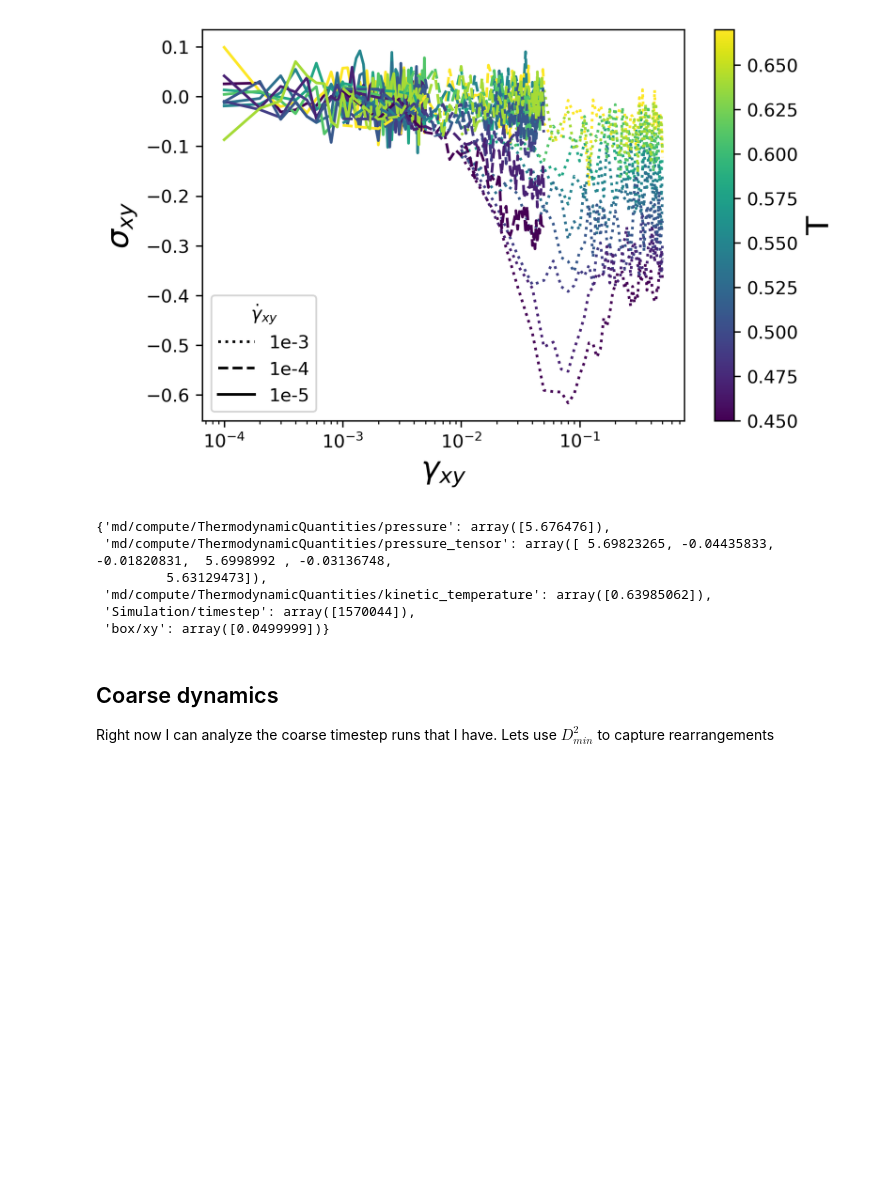
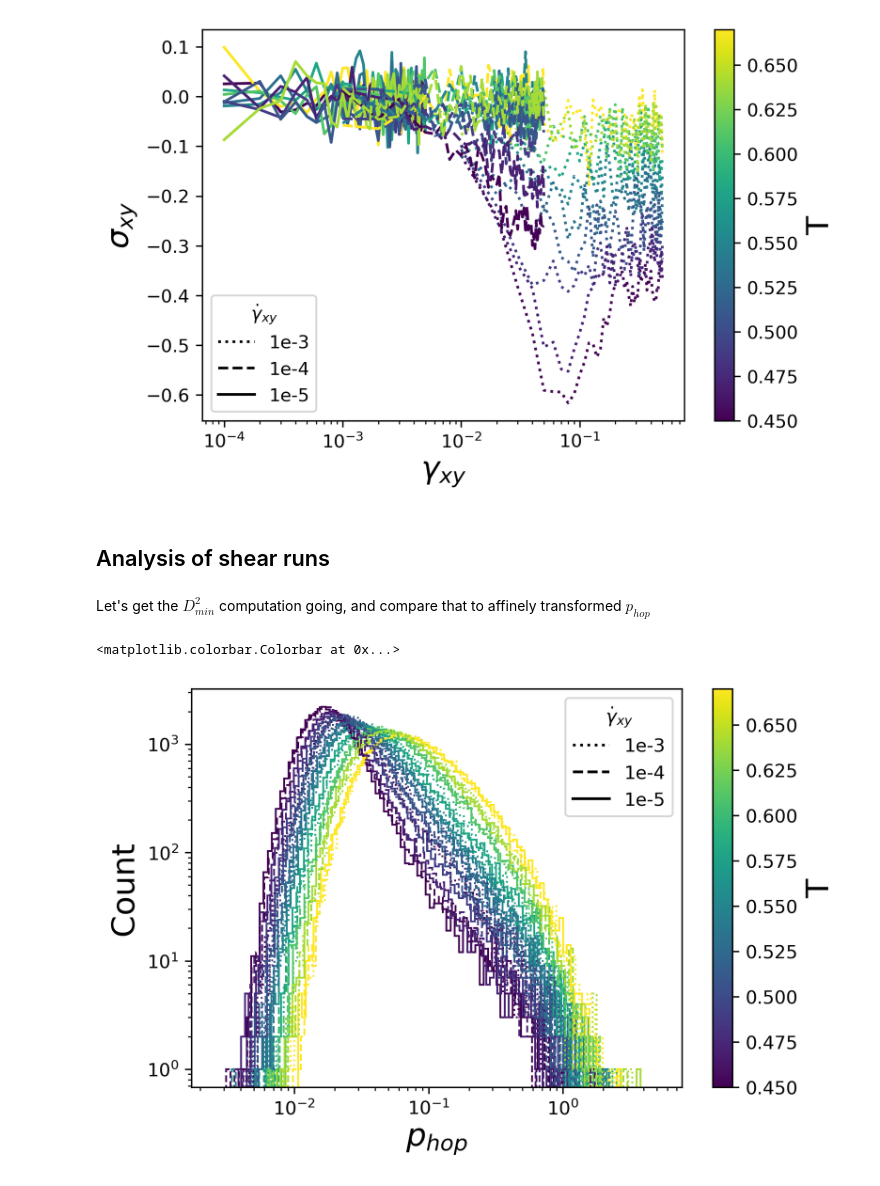
Before and after one commit to ianrgraham/monk, a Jupyter notebook: workflows/sc-states/mlj-production/111722-mlj-shear.ipynb, the cells around one changed output. Drawn from its saved outputs; the diff is of its cells as text; code cells hidden in the pictures; blank space fills up the shorter version.

```diff
--- a/workflows/sc-states/mlj-production/111722-mlj-shear.ipynb
+++ b/workflows/sc-states/mlj-production/111722-mlj-shear.ipynb
@@ -345,16 +239,7 @@ plt.colorbar(cm.ScalarMappable(norm=norm, cmap=cmap), label="T")
 # %% [output]
 <matplotlib.colorbar.Colorbar at 0x...>
 [figure]
-# %%
-frame.log["md/compute/ThermodynamicQuantities/pressure_tensor"]
-# %% [output]
-{'md/compute/ThermodynamicQuantities/pressure': array([5.676476]),
- 'md/compute/ThermodynamicQuantities/pressure_tensor': array([ 5.69823265, -0.04435833, -0.01820831,  5.6998992 , -0.03136748,
-         5.63129473]),
- 'md/compute/ThermodynamicQuantities/kinetic_temperature': array([0.63985062]),
- 'Simulation/timestep': array([1570044]),
- 'box/xy': array([0.0499999])}
-# %% [markdown]
-## Coarse dynamics
-
-Right now I can analyze the coarse timestep runs that I have. Lets use $D^2_{min}$ to capture rearrangements
+# %% [markdown]
+## Analysis of shear runs
+# %% [markdown]
+Let's get the $D^2_{min}$ computation going, and compare that to affinely transformed $p_{hop}$
@@ -360,0 +301,60 @@ Right now I can analyze the coarse timestep runs that I have. Lets use $D^2_{min
+# %%
+cmap = cm.viridis
+norm = colors.Normalize(vmin=0.45, vmax=0.67)
+
+ls = {1e-3: ":", 1e-4: "--", 1e-5: "-"}
+
+for idx, job in enumerate(project.find_jobs({"delta": 0.0, "replica": 0})):
+    # print(idx, job.doc)
+    doc = job.doc
+    sp = job.sp
+
+    dt = project.doc["dt"]
+
+    runs = glob.glob(job.fn("shear_runs/rate-*/temp-*/analysis_traj.gsd"))
+    for run in runs:
+        rate = float(utils.extract_between(run, "rate-", "/temp-"))
+        temp = float(utils.extract_between(run, "temp-", "/analysis_traj.gsd"))
+        # print(run)
+        traj = gsd.hoomd.open(run, "rb")
+        # msd = freud.msd.MSD(mode="window")
+        pos = []
+        time = []
+        step0 = traj[0].configuration.step
+        box0 = freud.box.Box.from_box(traj[0].configuration.box)
+        pos0 = box0.make_fractional(traj[0].particles.position)
+        unit_box = freud.box.Box.cube(1)
+        cube_box = freud.box.Box.cube(box0.Lx)
+        prev = pos0
+        image = np.zeros((len(traj[0].particles.position), 3), dtype=np.int32)
+        for frame in traj:
+            box = freud.box.Box.from_box(frame.configuration.box)
+            new = box.make_fractional(frame.particles.position)
+            image -= unit_box.get_images(new - prev)
+            x = box.make_absolute(new)
+            x = box.unwrap(x, image)
+            x -= box.make_absolute(pos0)
+            pos.append(x)
+            time.append((frame.configuration.step - step0)*dt)
+            prev = new
+        phop = schmeud_dynamics.p_hop(np.array(pos), 11)
+        # plt.plot(time, pos, color=cmap(norm(temp)), linestyle=ls[rate])
+        plt.hist(phop[0], bins=np.geomspace(np.min(phop), np.max(phop), 100), histtype="step", color=cmap(norm(temp)), linestyle=ls[rate])
+        # break
+    break
+
+lines = []
+lines.append(plt.Line2D([0], [0], color="black", linestyle=":"))
+lines.append(plt.Line2D([0], [0], color="black", linestyle="--"))
+lines.append(plt.Line2D([0], [0], color="black", linestyle="-"))
+
+plt.xlabel(r'$p_{hop}$')
+plt.ylabel("Count")
+plt.legend(lines, ["1e-3", "1e-4", "1e-5"], title=r"$\dot{\gamma}_{xy}$")
+plt.yscale('log')
+plt.xscale('log')
+# plt.ylim(7e0, 1.5e2)
+plt.colorbar(cm.ScalarMappable(norm=norm, cmap=cmap), label="T")
+# %% [output]
+<matplotlib.colorbar.Colorbar at 0x...>
+[figure, added]
```
Also changed, not shown: parts of 8 cells of this notebook, 3 other files.
